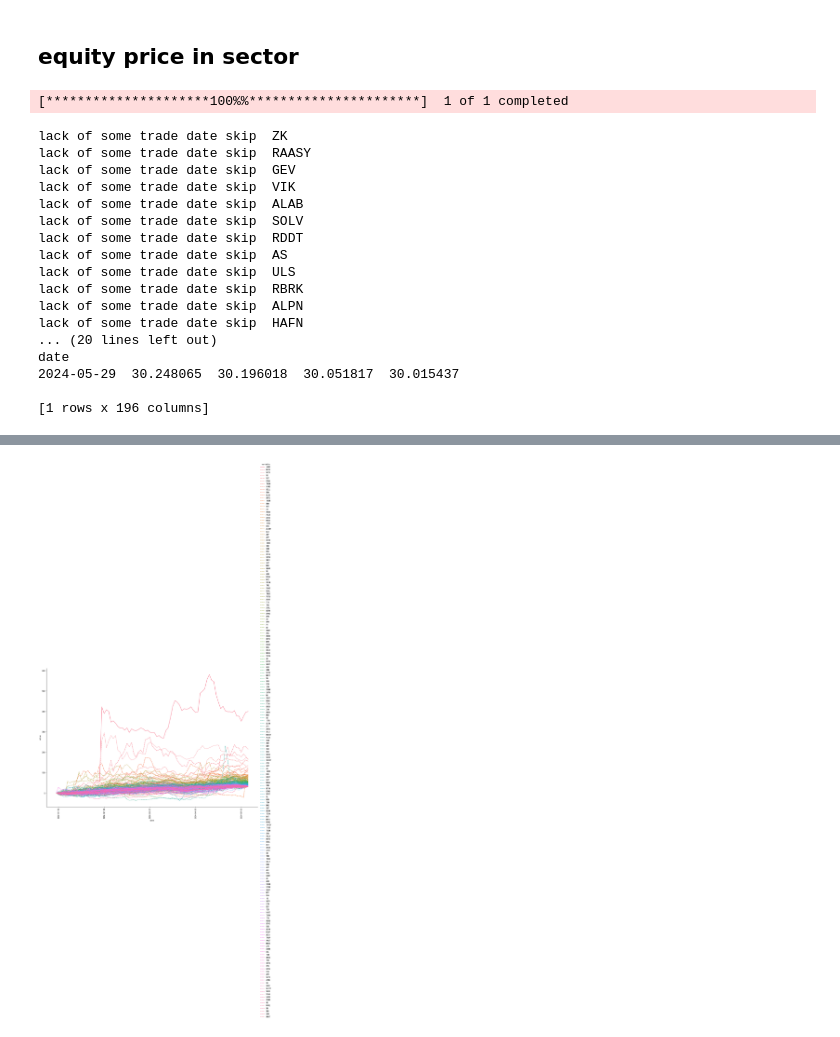
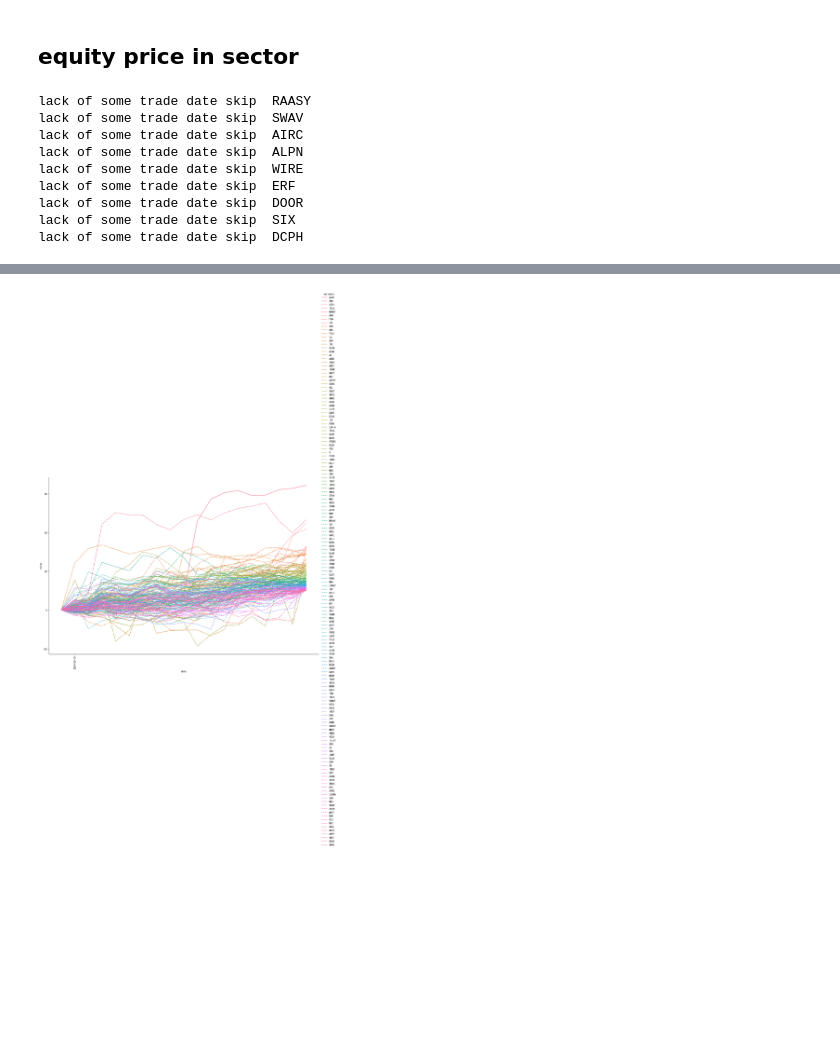
Before and after one commit to wellzero/quant_free, a Jupyter notebook: research/research_price.ipynb, the cells around one changed output, grey strips where cells are left out. Drawn from its saved outputs; the diff is of its cells as text; code cells hidden in the pictures; blank space fills up the shorter version.

Commit message:
update the local data

```diff
--- a/research/research_price.ipynb
+++ b/research/research_price.ipynb
@@ -65,8 +65,9 @@ symbols = ["MSFT", "AAPL", "NVDA", "GOOG","AMZN","META","BRK-B","TSM"]
 symbols = us_equity_symbol_load().head(2000)
 # data = us_equity_daily_data_load(symbols = symbols, option = 'close')
 
-start_date = '2024-01-29'
-end_date = '2024-05-29'
+start_date = '2024-06-07'
+end_date = '2024-07-07'
+price_ratio = 10
 
 data = us_equity_daily_data_load(symbols = symbols, start_date = start_date, end_date = end_date, option = 'close')
 data = pd.DataFrame(data)
@@ -74,15 +75,12 @@ data = data.sub(data.iloc[0, :], axis=1).div(data.iloc[0, :], axis=1) * 100
 
 sorted_columns = data.iloc[-1].sort_values(ascending=False).index
 data = data[sorted_columns]
-data = data.loc[:, data.iloc[-1] > 30]
+data = data.loc[:, data.iloc[-1] > price_ratio]
 
-folder = us_equity_research_folder(sub_folder = "price")
 file = "price_perf_" + start_date + "_" + end_date + ".csv"
-result_file = os.path.join(folder, file)
-print("stored to file ", result_file)
-data.to_csv(result_file)
+us_equity_research_folder("price", file, data)
 
-print(data.tail(1))
+display(data.transpose().head(30))
 
 # Convert the DataFrame to long format
 df_long = data.reset_index().melt(id_vars='date', var_name='variable', value_name='value')
@@ -111,21 +109,12 @@ for ax in g.axes.flat:
 # Show the plot
 # plt.show()
 # %% [output]
-[*********************100%%**********************]  1 of 1 completed
+lack of some trade date skip  RAASY
+lack of some trade date skip  SWAV
+lack of some trade date skip  AIRC
+lack of some trade date skip  ALPN
+lack of some trade date skip  WIRE
+lack of some trade date skip  ERF
+lack of some trade date skip  DOOR
+lack of some trade date skip  SIX
+lack of some trade date skip  DCPH
-lack of some trade date skip  ZK
-lack of some trade date skip  RAASY
-lack of some trade date skip  GEV
-lack of some trade date skip  VIK
-lack of some trade date skip  ALAB
-lack of some trade date skip  SOLV
-lack of some trade date skip  RDDT
-lack of some trade date skip  AS
-lack of some trade date skip  ULS
-lack of some trade date skip  RBRK
-lack of some trade date skip  ALPN
-lack of some trade date skip  HAFN
-... (20 lines left out)
-date
-2024-05-29  30.248065  30.196018  30.051817  30.015437
-
-[1 rows x 196 columns]
@@ -132,4 +138,4 @@ date
-[figure, old version]
+[figure, new version]
 # %%
 symbols = ["AMZN", "AAPL", "NFLX", "GOOG"]
 symbols = ["MSFT", "AAPL", "NVDA", "GOOG","AMZN","META","BRK-B","TSM"]
```
Also changed, not shown: parts of 3 cells of this notebook, 7 other files.
